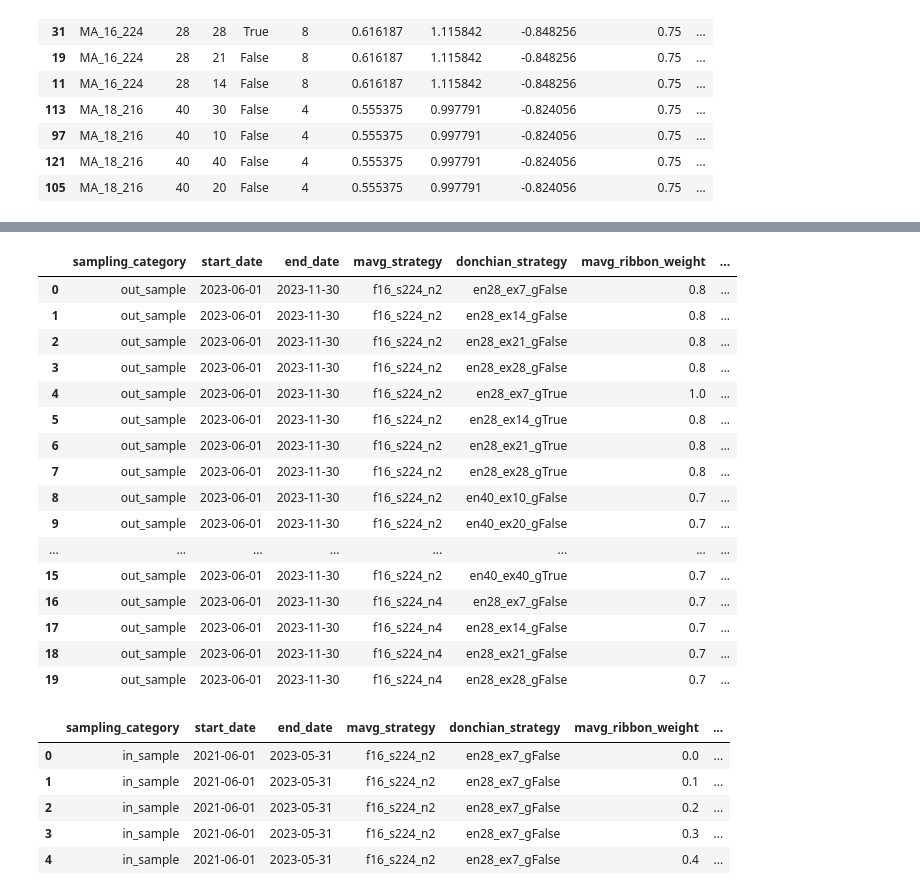
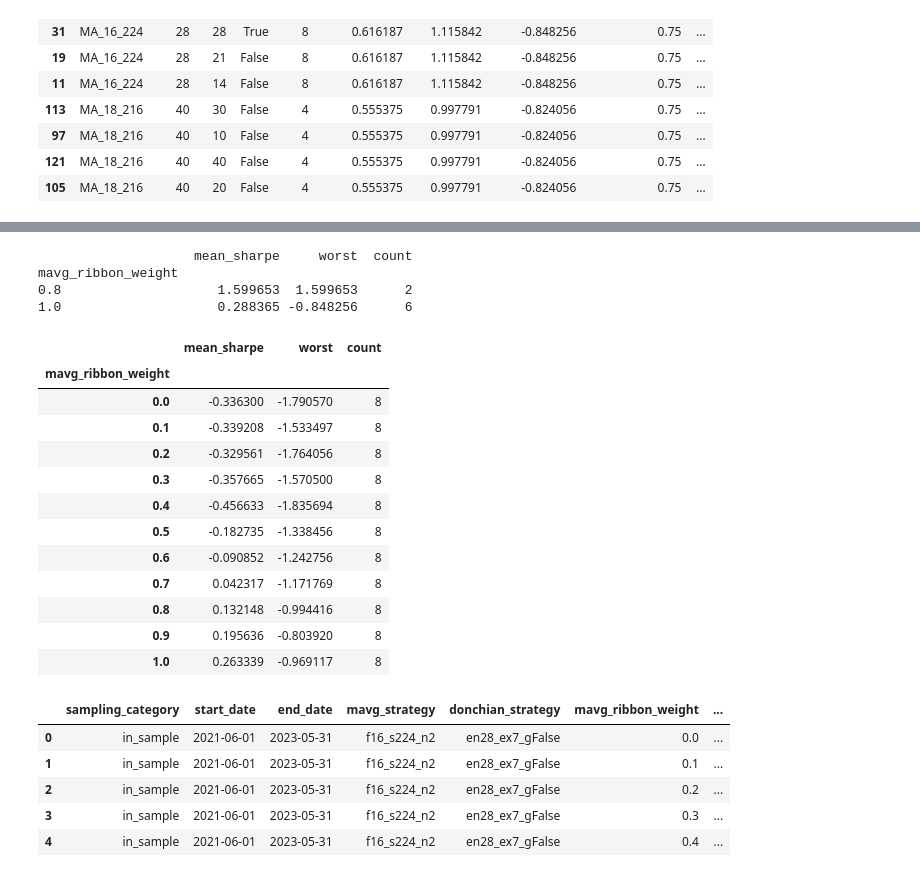
Before and after one commit to adheerchauhan/trend_following, a Jupyter notebook: Trend_Following_Parameter_Optimization_5.ipynb, the cells around one changed output, grey strips where cells are left out. Cells and saved outputs as stored; diff of their text form; code cells hidden in the pictures.

Commit message:
Updated Trend Following Notebook

```diff
--- a/Trend_Following_Parameter_Optimization_5.ipynb
+++ b/Trend_Following_Parameter_Optimization_5.ipynb
@@ -566,6 +567,7 @@ def calculate_donchian_channel_dual_window(start_date, end_date, ticker, price_o
 ## Original Signal
 def generate_trend_signal_with_donchian_channel_continuous(start_date, end_date, ticker, fast_mavg, slow_mavg, mavg_stepsize, entry_rolling_donchian_window,
                                                            exit_rolling_donchian_window, use_donchian_exit_gate, donchian_signal_weight, ma_crossover_signal_weight,
+                                                           tanh_activation_constant_dict=None,
                                                            moving_avg_type='exponential', price_or_returns_calc='price',
                                                            long_only=False, use_coinbase_data=True, use_saved_files=True, saved_file_end_date='2025-06-30'):
 
@@ -656,11 +658,15 @@ def generate_trend_signal_with_donchian_channel_continuous(start_date, end_date,
 
     # Activation Scaled Signal
     final_signal_unscaled_95th_percentile = np.abs(df_trend[final_weighted_additive_signal_col]).quantile(0.95)
-    if (final_signal_unscaled_95th_percentile == 0):#| (final_signal_unscaled_95th_percentile.isnan()):
-        k = 1.0
+    if tanh_activation_constant_dict:
+        k = tanh_activation_constant_dict[ticker]
+        df_trend[f'{ticker}_activation'] = np.tanh(df_trend[final_weighted_additive_signal_col] * k)
     else:
-        k = np.arctanh(0.9) / final_signal_unscaled_95th_percentile
-    df_trend[f'{ticker}_activation'] = np.tanh(df_trend[final_weighted_additive_signal_col] * k)
+        if (final_signal_unscaled_95th_percentile == 0):#| (final_signal_unscaled_95th_percentile.isnan()):
+            k = 1.0
+        else:
+            k = np.arctanh(0.9) / final_signal_unscaled_95th_percentile
+        df_trend[f'{ticker}_activation'] = np.tanh(df_trend[final_weighted_additive_signal_col] * k)
 
     # Apply Binary Gate
     if use_donchian_exit_gate:
@@ -673,6 +679,7 @@ def generate_trend_signal_with_donchian_channel_continuous(start_date, end_date,
 
 def get_trend_donchian_signal_for_portfolio(start_date, end_date, ticker_list, fast_mavg, slow_mavg, mavg_stepsize, entry_rolling_donchian_window,
                                             exit_rolling_donchian_window, use_donchian_exit_gate, donchian_signal_weight, ma_crossover_signal_weight,
+                                            tanh_activation_constant_dict=None,
                                             long_only=False, price_or_returns_calc='price',
                                             use_coinbase_data=True, use_saved_files=True, saved_file_end_date='2025-06-30'):
 
@@ -699,6 +706,7 @@ def get_trend_donchian_signal_for_portfolio(start_date, end_date, ticker_list, f
                 fast_mavg=fast_mavg, slow_mavg=slow_mavg, mavg_stepsize=mavg_stepsize,
                 entry_rolling_donchian_window=entry_rolling_donchian_window, exit_rolling_donchian_window=exit_rolling_donchian_window,
                 use_donchian_exit_gate=use_donchian_exit_gate, donchian_signal_weight=donchian_signal_weight,
+                tanh_activation_constant_dict=tanh_activation_constant_dict,
                 ma_crossover_signal_weight=ma_crossover_signal_weight, price_or_returns_calc=price_or_returns_calc, long_only=long_only,
                 use_coinbase_data=use_coinbase_data, use_saved_files=use_saved_files, saved_file_end_date=saved_file_end_date)
         else:
@@ -706,6 +714,7 @@ def get_trend_donchian_signal_for_portfolio(start_date, end_date, ticker_list, f
                 start_date=start_date, end_date=end_date, ticker=ticker, fast_mavg=fast_mavg, slow_mavg=slow_mavg, mavg_stepsize=mavg_stepsize,
                 entry_rolling_donchian_window=entry_rolling_donchian_window, exit_rolling_donchian_window=exit_rolling_donchian_window,
                 use_donchian_exit_gate=use_donchian_exit_gate, donchian_signal_weight=donchian_signal_weight,
+                tanh_activation_constant_dict=tanh_activation_constant_dict,
                 ma_crossover_signal_weight=ma_crossover_signal_weight, price_or_returns_calc=price_or_returns_calc, long_only=long_only,
                 use_coinbase_data=use_coinbase_data, use_saved_files=use_saved_files, saved_file_end_date=saved_file_end_date)
 
@@ -720,8 +729,8 @@ def get_trend_donchian_signal_for_portfolio(start_date, end_date, ticker_list, f
     return df_trend
 # %%
 def apply_target_volatility_position_sizing_continuous_strategy(start_date, end_date, ticker_list, fast_mavg, slow_mavg, mavg_stepsize, ma_crossover_signal_weight,
-                                                                donchian_signal_weight, entry_rolling_donchian_window, exit_rolling_donchian_window,
-                                                                use_donchian_exit_gate, long_only=False,
+                                                                donchian_signal_weight, entry_rolling_donchian_window, exit_rolling_donchian_window, use_donchian_exit_gate,
+                                                                tanh_activation_constant=None, long_only=False,
                                                                 initial_capital=15000, rolling_cov_window=20, volatility_window=20,
                                                                 rolling_atr_window=20, atr_multiplier=0.5,
                                                                 transaction_cost_est=0.001, passive_trade_rate=0.05,
@@ -740,6 +749,7 @@ def apply_target_volatility_position_sizing_continuous_strategy(start_date, end_
                                                        slow_mavg=slow_mavg, mavg_stepsize=mavg_stepsize, entry_rolling_donchian_window=entry_rolling_donchian_window,
                                                        exit_rolling_donchian_window=exit_rolling_donchian_window, use_donchian_exit_gate=use_donchian_exit_gate,
                                                        donchian_signal_weight=donchian_signal_weight, ma_crossover_signal_weight=ma_crossover_signal_weight,
+                                                       tanh_activation_constant=tanh_activation_constant,
                                                        long_only=long_only, use_coinbase_data=use_coinbase_data, use_saved_files=use_saved_files, saved_file_end_date=saved_file_end_date)
 
     print('Generating Volatility Adjusted Trend Signal!!')
@@ -1500,23 +1623,46 @@ annual_trading_days           : 365
+# %%
+# OOS only, fixed structure
+filt = (df_performance_os["cluster"].eq("MA_16_224") &
+        df_performance_os["entry"].eq(28) &
+        df_performance_os["step"].eq(8) &
+        df_performance_os["gate"].eq(False) &
+        df_performance_os["exit"].isin([21, 28]))      # or include all exits you keep
+
+w_profile = (df_performance_os.loc[filt]
+             .groupby("mavg_ribbon_weight")["annualized_sharpe_ratio"]
+             .agg(mean_sharpe="mean", worst="min", count="size")
+             .sort_index())
+
+print(w_profile)  # look for a broad top; 0.65–0.70 should stand out
+# %% [output]
+                    mean_sharpe     worst  count
+mavg_ribbon_weight
+0.8                    1.599653  1.599653      2
+1.0                    0.288365 -0.848256      6
+# %%
+filt = (df_performance_is["cluster"].eq("MA_16_224") &
+        df_performance_is["entry"].eq(28) &
+        df_performance_is["step"].eq(8) &
+        df_performance_is["gate"].eq(False) &
+        df_performance_is["exit"].isin([21, 28]))
 # %%
-df_performance_os.head(20)
+(df_performance_is[filt].groupby("mavg_ribbon_weight")["annualized_sharpe_ratio"]
+ .agg(mean_sharpe="mean", worst="min", count="size")
+ .sort_index())
 # %% [output]
-|  | sampling_category | start_date | end_date | mavg_strategy | donchian_strategy | mavg_ribbon_weight | ... |
-| 0 | out_sample | 2023-06-01 | 2023-11-30 | f16_s224_n2 | en28_ex7_gFalse | 0.8 | ... |
-| 1 | out_sample | 2023-06-01 | 2023-11-30 | f16_s224_n2 | en28_ex14_gFalse | 0.8 | ... |
-| 2 | out_sample | 2023-06-01 | 2023-11-30 | f16_s224_n2 | en28_ex21_gFalse | 0.8 | ... |
-| 3 | out_sample | 2023-06-01 | 2023-11-30 | f16_s224_n2 | en28_ex28_gFalse | 0.8 | ... |
-| 4 | out_sample | 2023-06-01 | 2023-11-30 | f16_s224_n2 | en28_ex7_gTrue | 1.0 | ... |
-| 5 | out_sample | 2023-06-01 | 2023-11-30 | f16_s224_n2 | en28_ex14_gTrue | 0.8 | ... |
-| 6 | out_sample | 2023-06-01 | 2023-11-30 | f16_s224_n2 | en28_ex21_gTrue | 0.8 | ... |
-| 7 | out_sample | 2023-06-01 | 2023-11-30 | f16_s224_n2 | en28_ex28_gTrue | 0.8 | ... |
-| 8 | out_sample | 2023-06-01 | 2023-11-30 | f16_s224_n2 | en40_ex10_gFalse | 0.7 | ... |
-| 9 | out_sample | 2023-06-01 | 2023-11-30 | f16_s224_n2 | en40_ex20_gFalse | 0.7 | ... |
-| ... | ... | ... | ... | ... | ... | ... | ... |
-| 15 | out_sample | 2023-06-01 | 2023-11-30 | f16_s224_n2 | en40_ex40_gTrue | 0.7 | ... |
-| 16 | out_sample | 2023-06-01 | 2023-11-30 | f16_s224_n4 | en28_ex7_gFalse | 0.7 | ... |
-| 17 | out_sample | 2023-06-01 | 2023-11-30 | f16_s224_n4 | en28_ex14_gFalse | 0.7 | ... |
-| 18 | out_sample | 2023-06-01 | 2023-11-30 | f16_s224_n4 | en28_ex21_gFalse | 0.7 | ... |
-| 19 | out_sample | 2023-06-01 | 2023-11-30 | f16_s224_n4 | en28_ex28_gFalse | 0.7 | ... |
+|  | mean_sharpe | worst | count |
+| mavg_ribbon_weight |  |  |  |
+| 0.0 | -0.336300 | -1.790570 | 8 |
+| 0.1 | -0.339208 | -1.533497 | 8 |
+| 0.2 | -0.329561 | -1.764056 | 8 |
+| 0.3 | -0.357665 | -1.570500 | 8 |
+| 0.4 | -0.456633 | -1.835694 | 8 |
+| 0.5 | -0.182735 | -1.338456 | 8 |
+| 0.6 | -0.090852 | -1.242756 | 8 |
+| 0.7 | 0.042317 | -1.171769 | 8 |
+| 0.8 | 0.132148 | -0.994416 | 8 |
+| 0.9 | 0.195636 | -0.803920 | 8 |
+| 1.0 | 0.263339 | -0.969117 | 8 |
 # %%
 df_performance.head()
 # %% [output]
```
Also changed, not shown: parts of 13 cells of this notebook.
